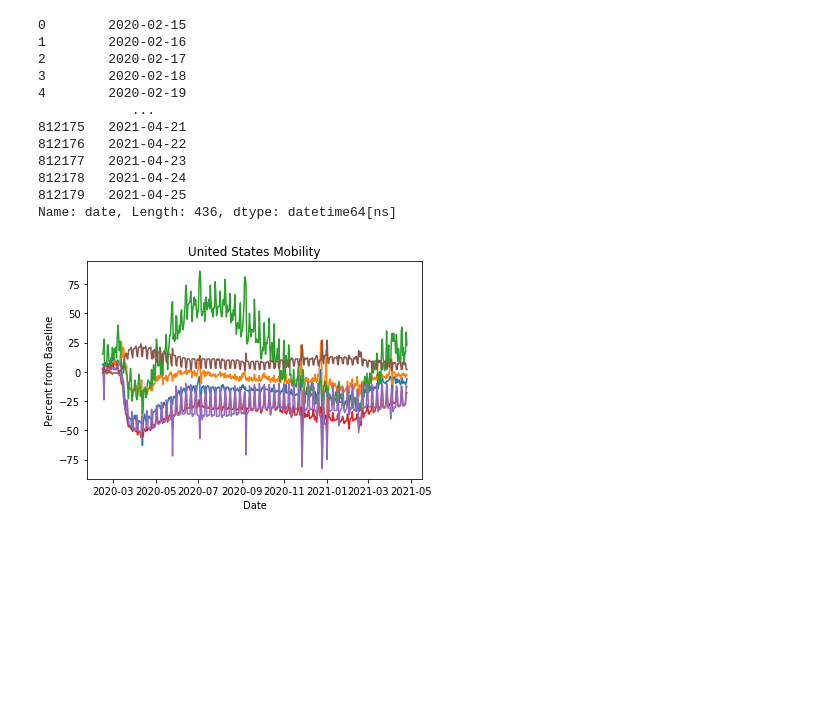
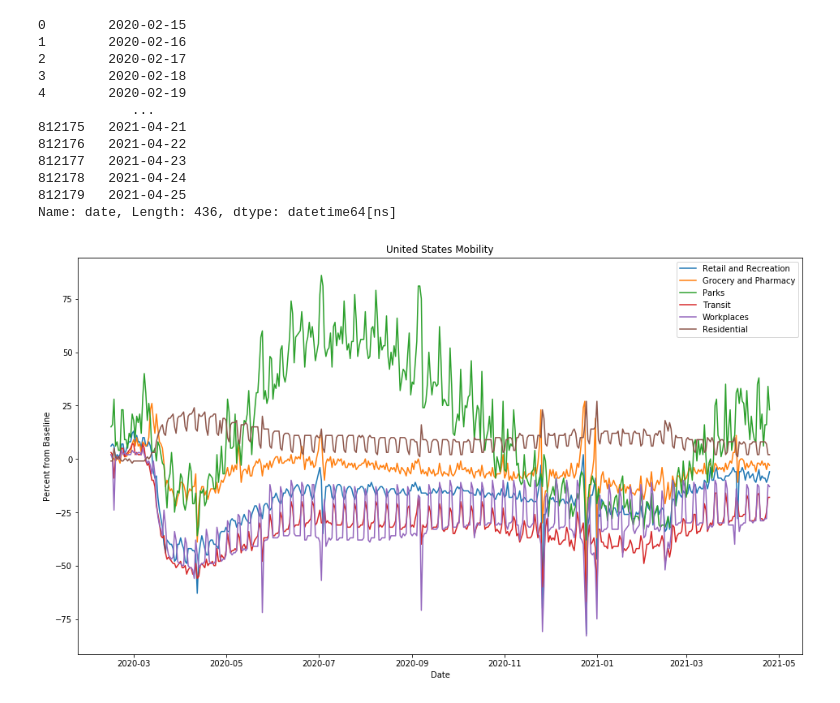
Before and after one commit to Munseaux/Pandemic-Movement, a Jupyter notebook: WORKING.ipynb, the cells around one changed output. Saved outputs shown, nothing was run; the diff lists cells and outputs as text; code cells hidden in the pictures; blank space fills up the shorter version.

```diff
--- a/WORKING.ipynb
+++ b/WORKING.ipynb
@@ -45,9 +63,12 @@ date2
 812178   2021-04-24
 812179   2021-04-25
 Name: date, Length: 436, dtype: datetime64[ns]
+# %%
+plt.rcParams["figure.figsize"] = [16,9]
 # %%
 categories =['retail_and_recreation_percent_change_from_baseline','grocery_and_pharmacy_percent_change_from_baseline','parks_percent_change_from_baseline', 'transit_stations_percent_change_from_baseline', 'workplaces_percent_change_from_baseline',
              'residential_percent_change_from_baseline']
+#categories =[ 'Retail and Recreation', 'Grocery and Pharmacy', 'Parks', 'Transit', 'Workplaces', 'Residential']
 for category in categories:
         plt.plot(date2, us_df[category], label=category)
 
@@ -56,34 +77,34 @@ def x_axis_dates(ax=None, fig=None):
 
     if ax is None: ax = plt.gca()
     if fig is None: fig = plt.gcf()
     loc = mdates.AutoDateLocator()
     fmt = mdates.AutoDateFormatter(loc)
     try:
         ax.xaxis.set_major_locator(loc)
         ax.xaxis.set_major_formatter(fmt)
     except AttributeError:
         for a in ax:
             # Fresh locators/formatters are needed for each instance
             loc = mdates.AutoDateLocator()
             fmt = mdates.AutoDateFormatter(loc)
             a.xaxis.set_major_locator(loc)
             a.xaxis.set_major_formatter(fmt)
     fig.autofmt_xdate()
 
 
 
-
+mylabels =[ 'Retail and Recreation', 'Grocery and Pharmacy', 'Parks', 'Transit', 'Workplaces', 'Residential']
 plt.xlabel('Date')
 # Set the y axis label of the current axis.
 plt.ylabel('Percent from Baseline')
 # Set a title of the current axes.
 plt.title('United States Mobility')
 # show a legend on the plot
-plt.legend
+plt.legend(mylabels, loc='best')
 x_axis_dates
 
-
+plt.savefig('Univted States Mobility')
 
 plt.show()
 # %% [output]
-[figure, old version]
+[figure, new version]
```
Also changed, not shown: parts of 2 cells of this notebook.
